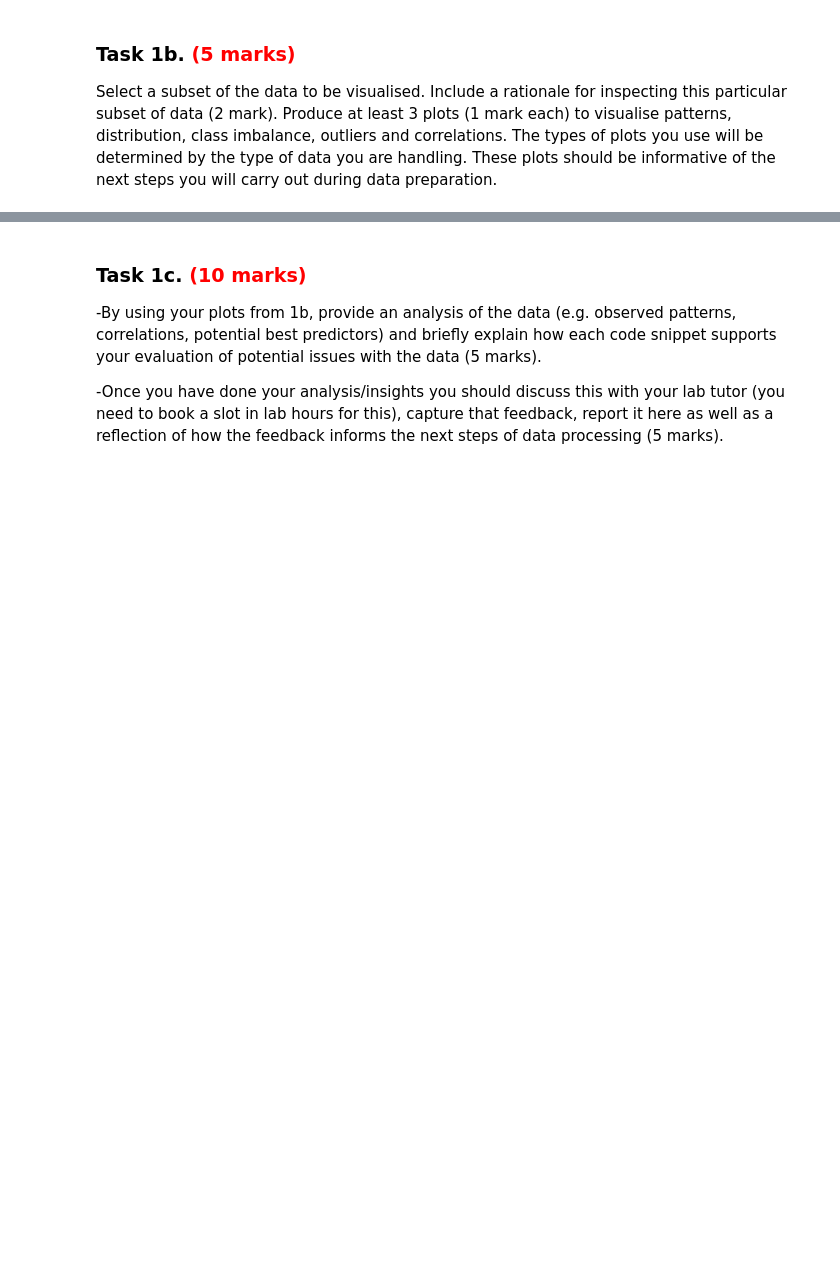
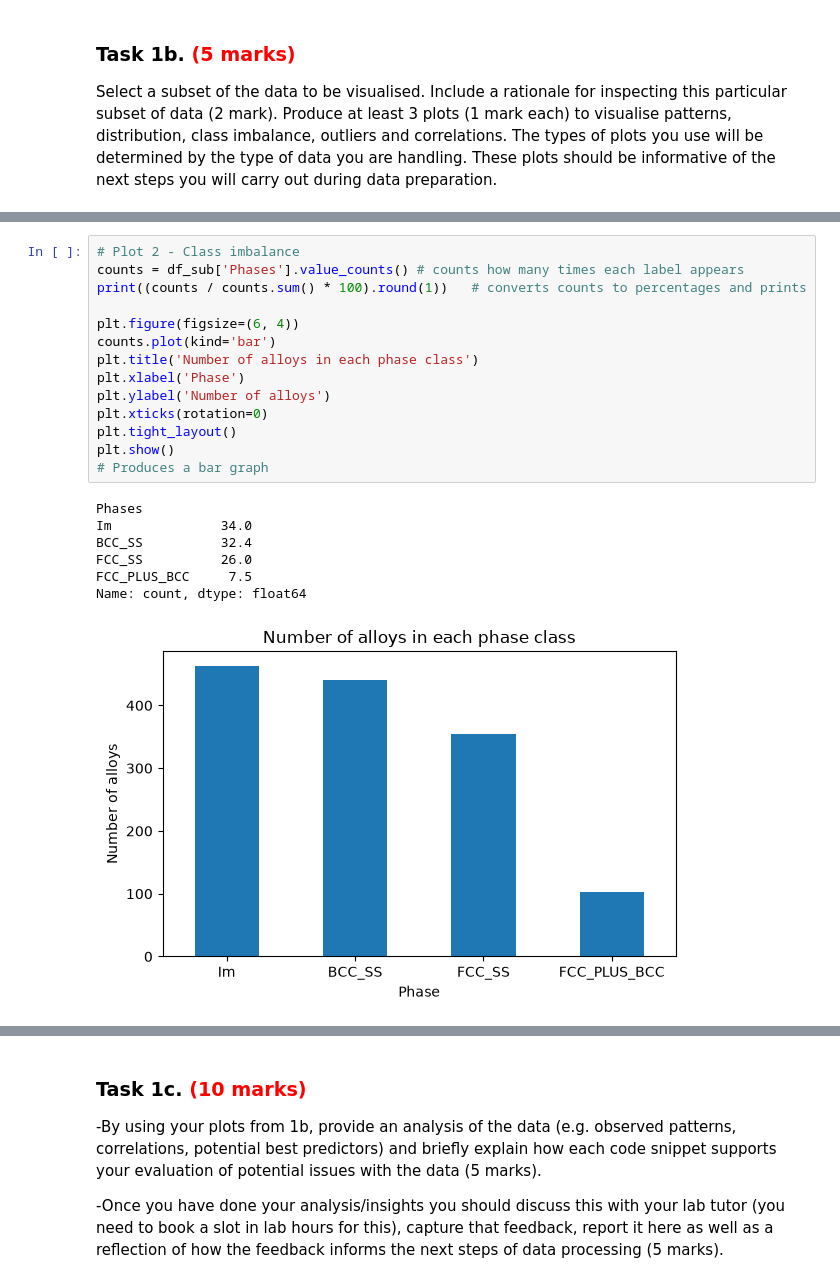
Before and after one commit to hascoleman/Coursework, a Jupyter notebook: 202627_MMME4125_cw_egyhc3.ipynb, the cells around one changed output, grey strips where cells are left out. Saved outputs shown, nothing was run; the diff lists cells and outputs as text; blank space fills up the shorter version.

```diff
--- a/202627_MMME4125_cw_egyhc3.ipynb
+++ b/202627_MMME4125_cw_egyhc3.ipynb
@@ -104,0 +155,22 @@ Select a subset of the data to be visualised. Include a rationale for inspecting
+# %%
+# Plot 2 - Class imbalance
+counts = df_sub['Phases'].value_counts() # counts how many times each label appears
+print((counts / counts.sum() * 100).round(1))   # converts counts to percentages and prints
+
+plt.figure(figsize=(6, 4))
+counts.plot(kind='bar')
+plt.title('Number of alloys in each phase class')
+plt.xlabel('Phase')
+plt.ylabel('Number of alloys')
+plt.xticks(rotation=0)
+plt.tight_layout()
+plt.show()
+# Produces a bar graph
+# %% [output]
+Phases
+Im              34.0
+BCC_SS          32.4
+FCC_SS          26.0
+FCC_PLUS_BCC     7.5
+Name: count, dtype: float64
+[figure, added]
```
Also changed, not shown: parts of 11 cells of this notebook.
